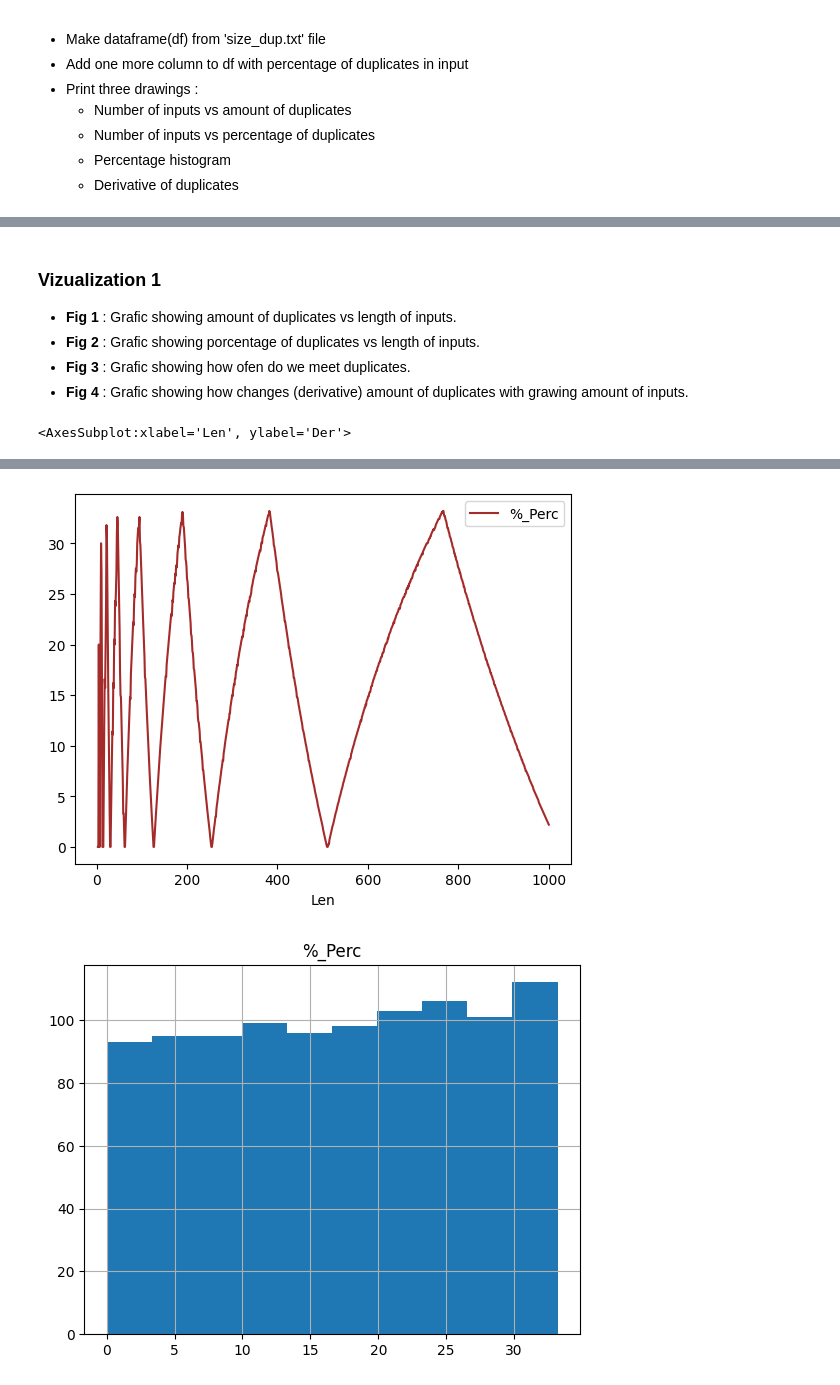
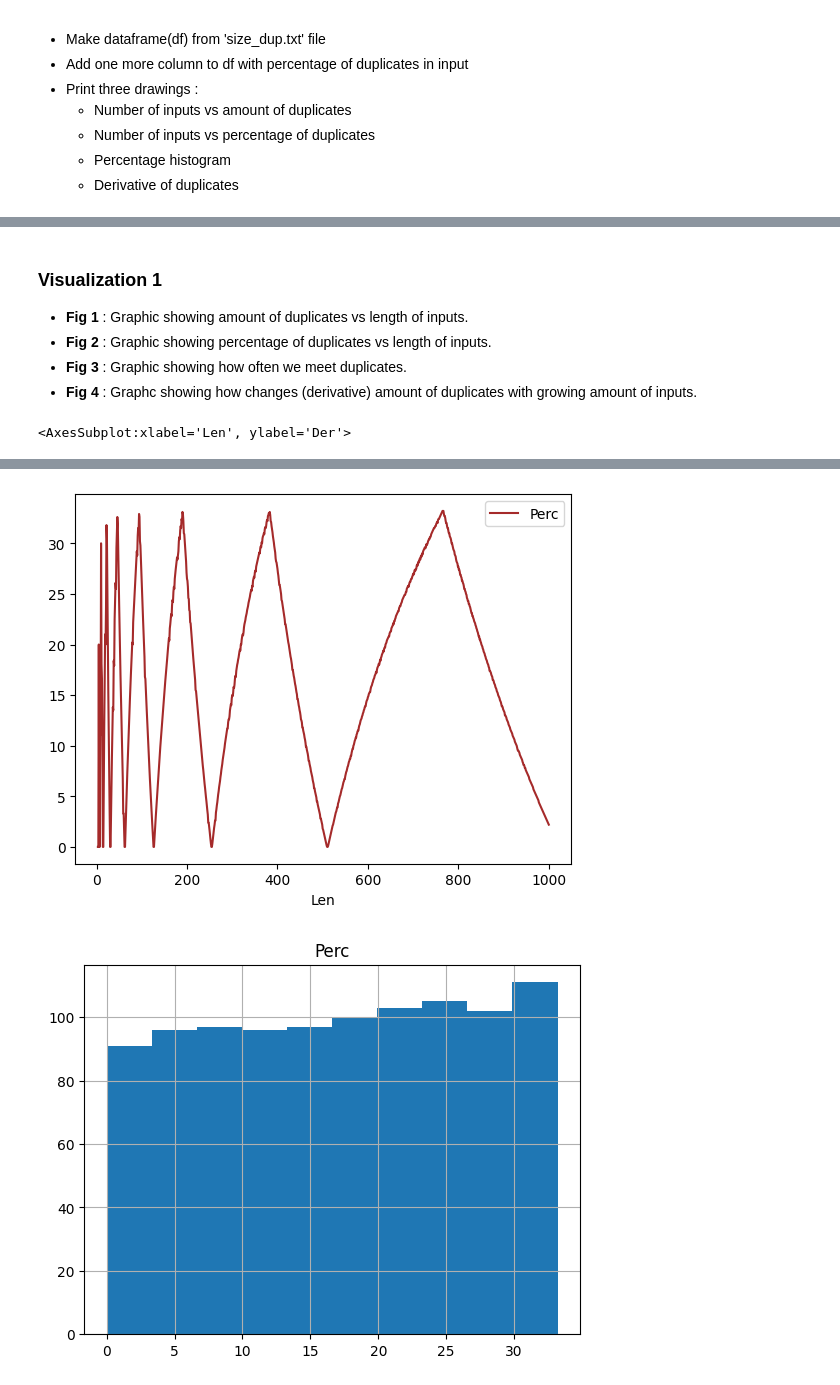
Before and after one commit to vbekasov/cpp, a Jupyter notebook: dup_anal.ipynb, the cells around one changed output, grey strips where cells are left out. Cells and saved outputs as stored; diff of their text form; code cells hidden in the pictures.

```diff
--- a/dup_anal.ipynb
+++ b/dup_anal.ipynb
@@ -69,8 +69,9 @@ Working with data:
     * Derivative of duplicates
 # %%
 dDup = pd.read_table("size_dup.txt", delimiter=" ", index_col=False)
-dDup['%_Perc'] = (dDup['Dup'] / dDup['Len']) * 1000
-dDup['%_Perc'] = dDup['%_Perc'].astype(int) / 10
+dDup['Perc'] = (dDup['Dup'] / dDup['Len']) * 1000
+dDup['Perc'] = dDup['Perc'].astype(int) / 10
 dDup['Der'] = dDup['Dup'].diff() / step
+dDup['d_Perc'] = dDup['Perc'].diff()
 dDup.tail(5)
 # %% [output]
@@ -83,17 +84,17 @@ dDup.tail(5)
 # %% [markdown]
-### Vizualization 1
+### Visualization 1
 
-*  <b>Fig 1</b> : Grafic showing amount of duplicates vs length of inputs.
-*  <b>Fig 2</b> : Grafic showing porcentage of duplicates vs length of inputs.
-*  <b>Fig 3</b> : Grafic showing how ofen do we meet duplicates.
-*  <b>Fig 4</b> : Grafic showing how changes (derivative) amount of duplicates with grawing amount of inputs.
+*  <b>Fig 1</b> : Graphic showing amount of duplicates vs length of inputs.
+*  <b>Fig 2</b> : Graphic showing percentage of duplicates vs length of inputs.
+*  <b>Fig 3</b> : Graphic showing how often we meet duplicates.
+*  <b>Fig 4</b> : Graphc showing how changes (derivative) amount of duplicates with growing amount of inputs.
 # %%
 dDup.plot(x='Len', y='Dup')
-dDup.plot.line(x='Len', y='%_Perc', color='brown')
-dDup.hist(column='%_Perc')
+dDup.plot.line(x='Len', y='Perc', color='brown')
+dDup.hist(column='Perc')
 dDup.plot.scatter(x='Len', y='Der', color='black')
 # %% [output]
 <AxesSubplot:xlabel='Len', ylabel='Der'>
 [figure]
-[figure, old version]
+[figure, new version]
-[figure, old version]
+[figure, new version]
```
Also changed, not shown: parts of 7 cells of this notebook, 4 other files.
